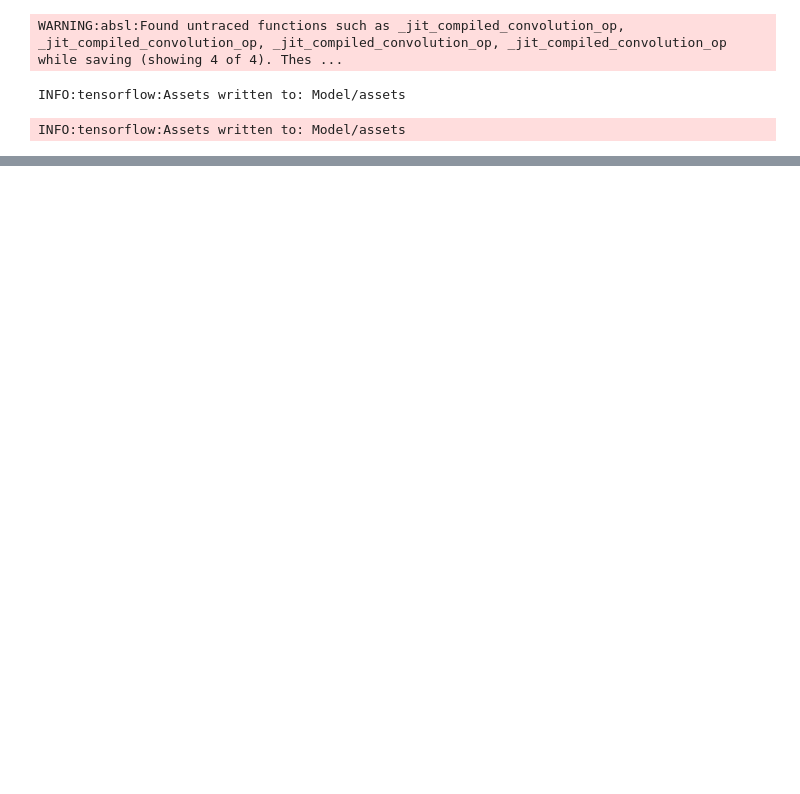
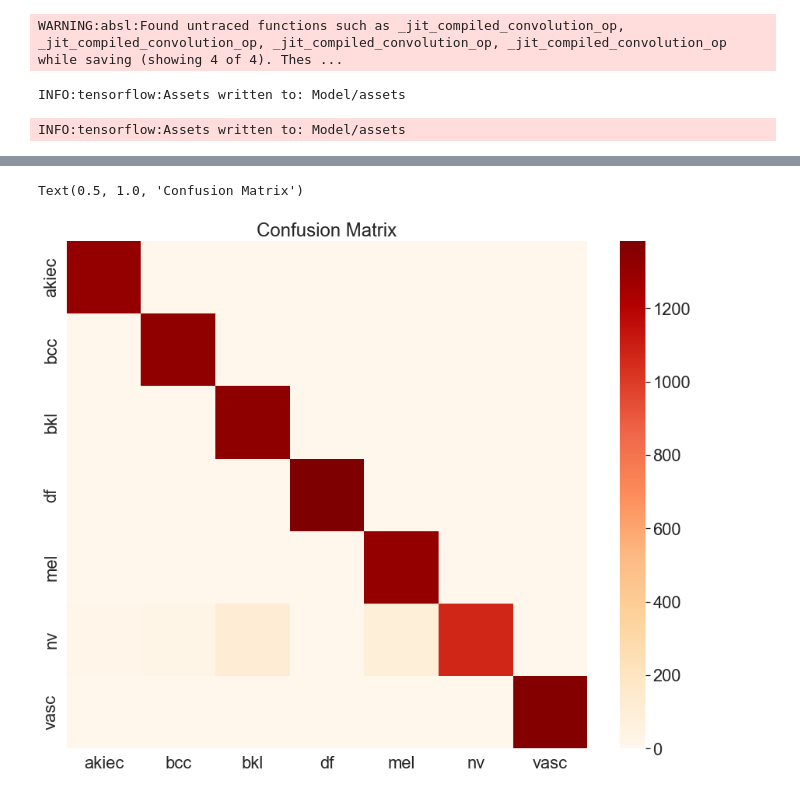
Before and after one commit to mkowalsky0/Skin_Cancer_Detection, a Jupyter notebook: Main.ipynb, the cells around one changed output, grey strips where cells are left out. Cells and saved outputs as stored; diff of their text form; code cells hidden in the pictures; blank space fills up the shorter version.

```diff
--- a/Main.ipynb
+++ b/Main.ipynb
@@ -480,0 +518,3 @@ INFO:tensorflow:Assets written to: Model/assets
+# %%
+# Model predicitons using test data
+y_pred = model.predict(X_test)
@@ -480,0 +523,4 @@ INFO:tensorflow:Assets written to: Model/assets
+# %%
+# Finding most likely index in test and prediction results
+y_pred_max = np.argmax(y_pred, axis=1)
+y_test_max = np.argmax(y_test_cat, axis=1)
@@ -480,0 +550,7 @@ INFO:tensorflow:Assets written to: Model/assets
+# %%
+ax = plt.figure(figsize=(15, 12))
+sb.heatmap(confusion_matrix(y_test_max,y_pred_max), xticklabels=names, yticklabels=names, ,cmap="OrRd")
+plt.title('Confusion Matrix')
+# %% [output]
+Text(0.5, 1.0, 'Confusion Matrix')
+[figure, added]
```
Also changed, not shown: parts of 9 cells of this notebook, 4 other files.
